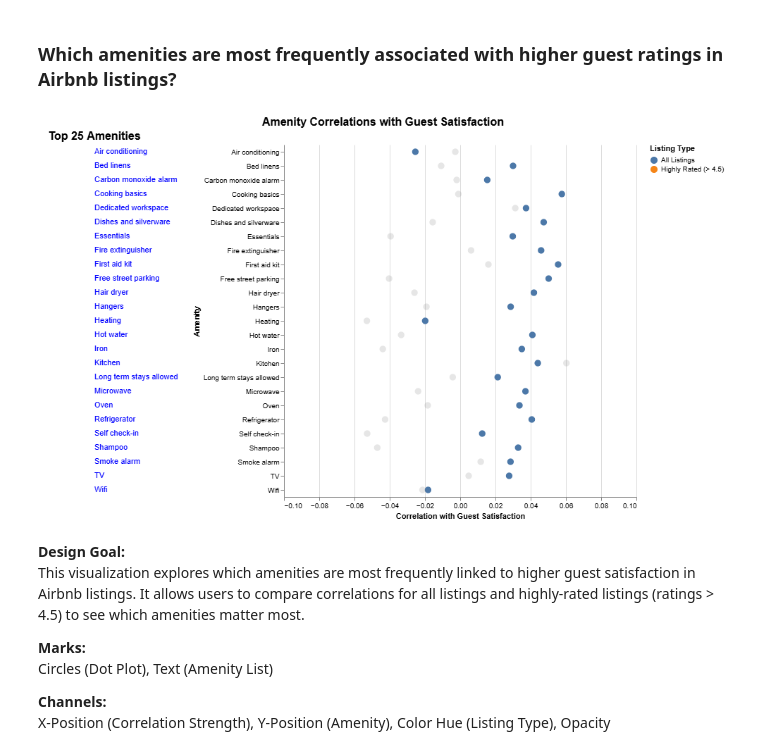
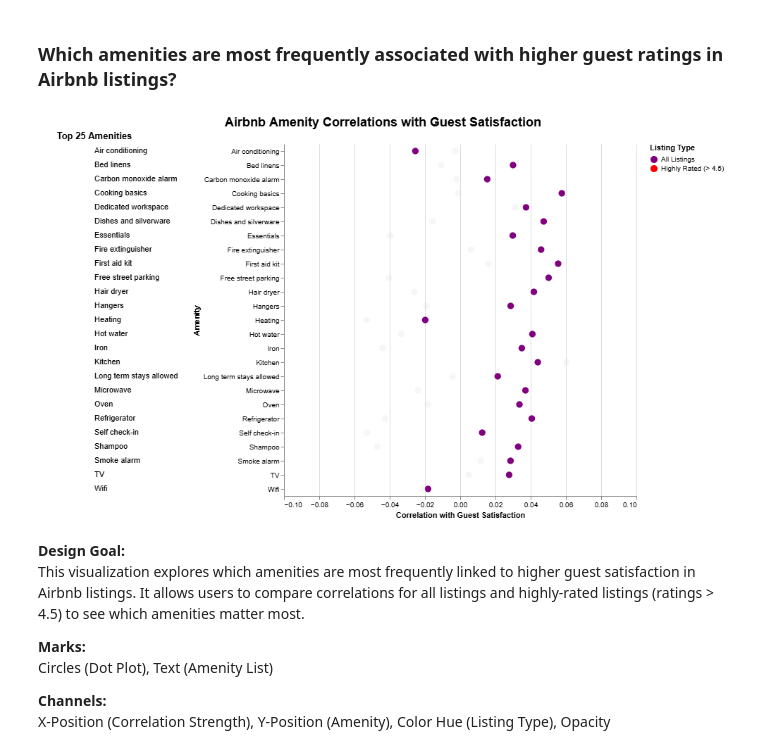
Before and after one commit to erhanjaved/airbnb, a Jupyter notebook: analysis/Carol/analysis2.ipynb, the cells around one changed output. Saved outputs shown, nothing was run; the diff lists cells and outputs as text; code cells hidden in the pictures.

```diff
--- a/analysis/Carol/analysis2.ipynb
+++ b/analysis/Carol/analysis2.ipynb
@@ -599,43 +624,46 @@ amenity_selection = alt.selection_point(fields=["Amenity"], on="click", toggle="
 
 # Cleveland Dot Plot
 dot_plot = alt.Chart(correlation_melted).mark_circle(size=85).encode(
     x=alt.X("Correlation:Q", title="Correlation with Guest Satisfaction", scale=alt.Scale(zero=False, domain=[-0.1, 0.1])),
     y=alt.Y("Amenity:N", title="Amenity"),
     color=alt.condition(
         category_selection & amenity_selection,
-        alt.Color("Category:N", title="Listing Type"),
-        alt.ColorValue("grey")),
+        alt.Color("Category:N",
+                  scale=alt.Scale(
+                      domain=["All Listings", "Highly Rated (> 4.5)"],
+                      range=["purple", "red"]),
+                  legend=alt.Legend(title="Listing Type")),
+        alt.ColorValue("lightgray")),
     opacity=alt.condition(
         category_selection & amenity_selection,
         alt.value(1),
         alt.value(0.2)),
     tooltip=["Amenity:N", "Correlation:Q", "Category:N"]
 ).add_params(category_selection, amenity_selection).properties(
     width=500,
     height=500)
 
+
 # Amenity List
 amenity_list = alt.Chart(correlation_df).mark_text(align="left", baseline="middle").encode(
     y=alt.Y("Amenity:N", title=None, axis=None),
     text="Amenity:N",
-    color=alt.condition(amenity_selection, alt.ColorValue("blue"), alt.ColorValue("black")),
+    color=alt.condition(amenity_selection, alt.ColorValue("black"), alt.ColorValue("black")),
     opacity=alt.condition(amenity_selection, alt.value(1), alt.value(0.2))
 ).add_params(amenity_selection).properties(
     width=150,
     height=500,
     title="Top 25 Amenities")
 
 final_chart3 = alt.hconcat(amenity_list, dot_plot).properties(
-    title="Amenity Correlations with Guest Satisfaction"
-).configure_title(
-    fontSize=16,
-    anchor="middle"
-).configure_view(
-    strokeWidth=0)
+    title={"text": "Airbnb Amenity Correlations with Guest Satisfaction",
+        "fontSize": 18,
+        "fontWeight": "bold",
+        "anchor": "middle"}).configure_view(strokeWidth=0)
 
 final_chart3
 # %% [output]
-[figure, old version]
+[figure, new version]
 # %% [markdown]
 **Design Goal:**
 This visualization explores which amenities are most frequently linked to higher guest satisfaction in Airbnb listings. It allows users to compare correlations for all listings and highly-rated listings (ratings > 4.5) to see which amenities matter most.
```
Also changed, not shown: parts of 2 cells of this notebook.
